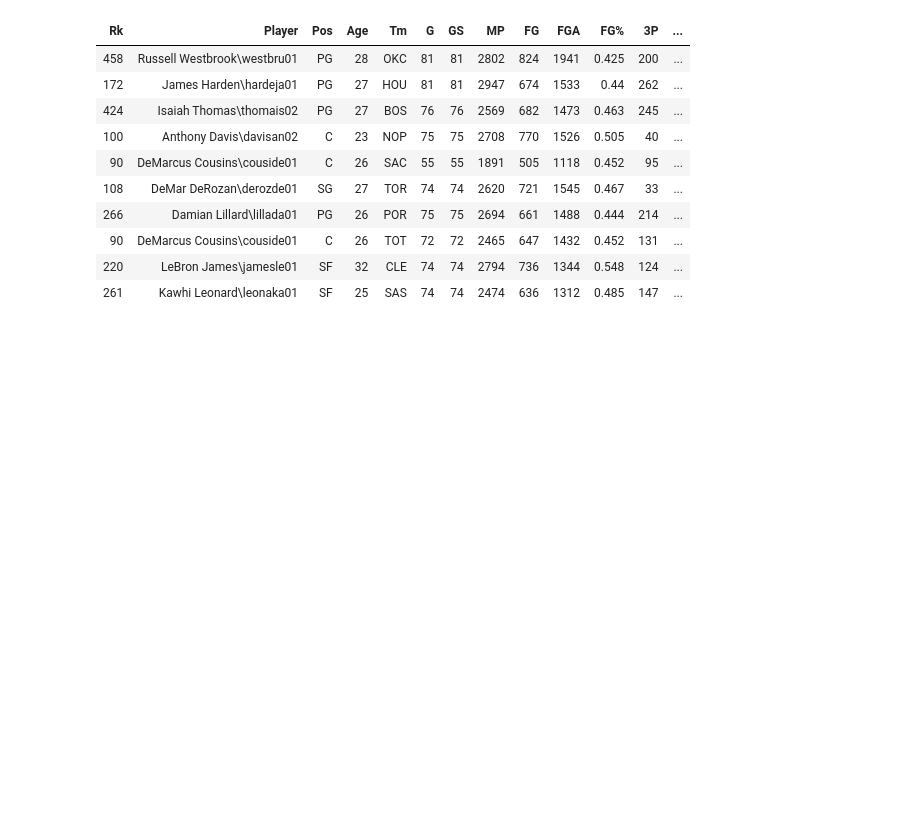
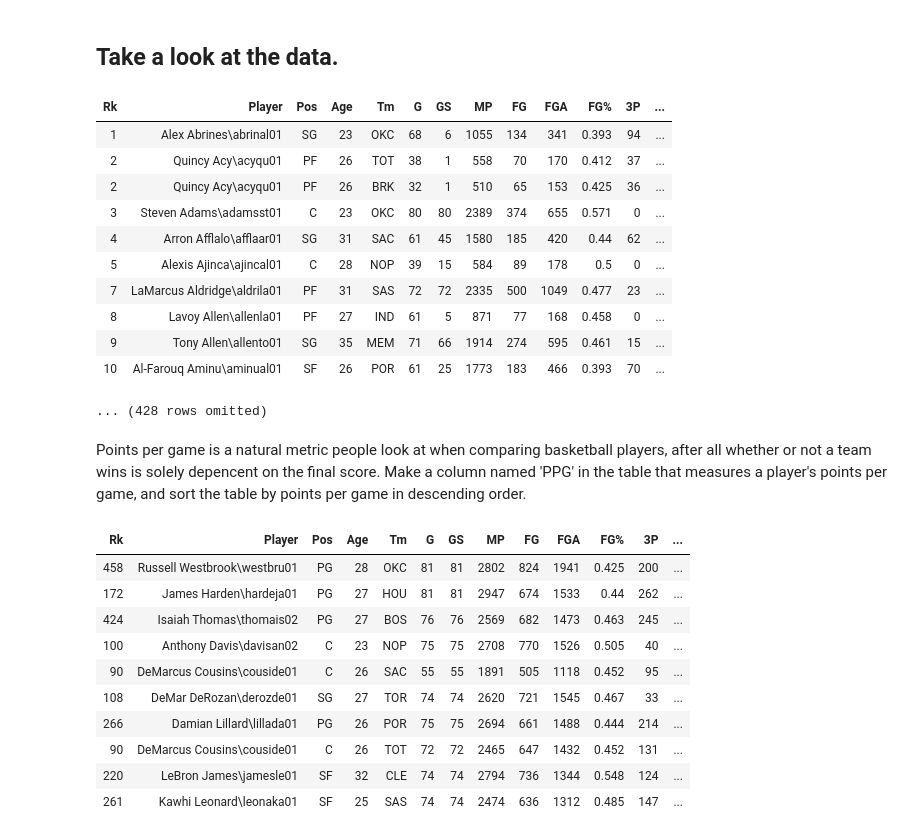
Before and after one commit to ds-modules/SPORTS, a Jupyter notebook: Lecture 2 (Data) Materials/player value - wip.ipynb, the cells around one changed output. Drawn from its saved outputs; the diff is of its cells as text; code cells hidden in the pictures; blank space fills up the shorter version.

```diff
--- a/Lecture 2 (Data) Materials/player value - wip.ipynb
+++ b/Lecture 2 (Data) Materials/player value - wip.ipynb
@@ -9,6 +12,25 @@ import seaborn as sns
 # %%
 player_stats = Table().read_table('NBAPlayerStats2017.csv')
 player_stats = player_stats.where('FGA', are.above(100))
+# %% [markdown]
+## Take a look at the data.
+# %%
+player_stats
+# %% [output]
+| Rk | Player | Pos | Age | Tm | G | GS | MP | FG | FGA | FG% | 3P | ... |
+| 1 | Alex Abrines\abrinal01 | SG | 23 | OKC | 68 | 6 | 1055 | 134 | 341 | 0.393 | 94 | ... |
+| 2 | Quincy Acy\acyqu01 | PF | 26 | TOT | 38 | 1 | 558 | 70 | 170 | 0.412 | 37 | ... |
+| 2 | Quincy Acy\acyqu01 | PF | 26 | BRK | 32 | 1 | 510 | 65 | 153 | 0.425 | 36 | ... |
+| 3 | Steven Adams\adamsst01 | C | 23 | OKC | 80 | 80 | 2389 | 374 | 655 | 0.571 | 0 | ... |
+| 4 | Arron Afflalo\afflaar01 | SG | 31 | SAC | 61 | 45 | 1580 | 185 | 420 | 0.44 | 62 | ... |
+| 5 | Alexis Ajinca\ajincal01 | C | 28 | NOP | 39 | 15 | 584 | 89 | 178 | 0.5 | 0 | ... |
+| 7 | LaMarcus Aldridge\aldrila01 | PF | 31 | SAS | 72 | 72 | 2335 | 500 | 1049 | 0.477 | 23 | ... |
+| 8 | Lavoy Allen\allenla01 | PF | 27 | IND | 61 | 5 | 871 | 77 | 168 | 0.458 | 0 | ... |
+| 9 | Tony Allen\allento01 | SG | 35 | MEM | 71 | 66 | 1914 | 274 | 595 | 0.461 | 15 | ... |
+| 10 | Al-Farouq Aminu\aminual01 | SF | 26 | POR | 61 | 25 | 1773 | 183 | 466 | 0.393 | 70 | ... |
+... (428 rows omitted)
+# %% [markdown]
+Points per game is a natural metric people look at when comparing basketball players, after all whether or not a team wins is solely depencent on the final score. Make a column named 'PPG' in the table that measures a player's points per game, and sort the table by points per game in descending order.
 # %%
 player_stats['PPG'] = player_stats['PTS'] / player_stats['G']
 # %%
```
Also changed, not shown: parts of 10 cells of this notebook.
